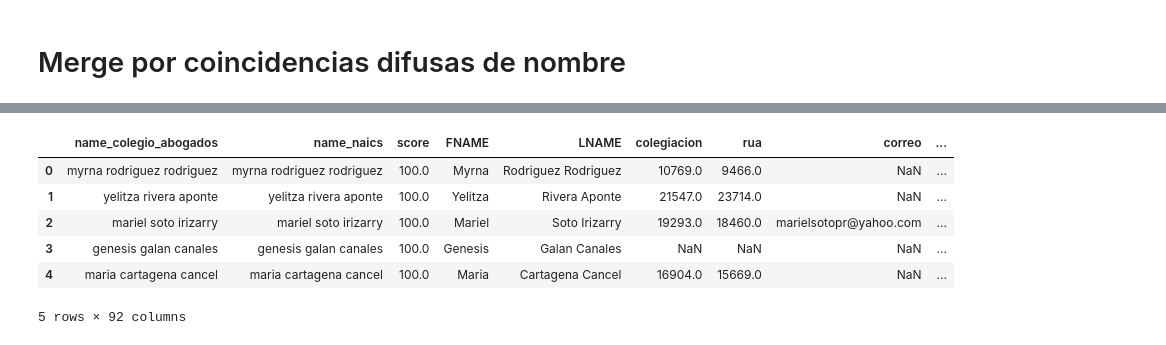
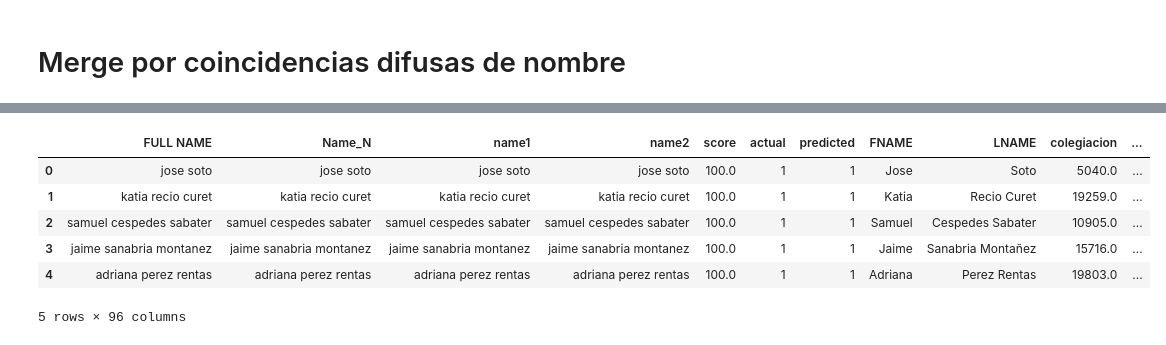
Before and after one commit to jhonvlex/join_dataframes, a Jupyter notebook: src_any_abogados_dev_df_er_main.ipynb, the cells around one changed output, grey strips where cells are left out. Saved outputs shown, nothing was run; the diff lists cells and outputs as text; code cells hidden in the pictures.

```diff
--- a/src_any_abogados_dev_df_er_main.ipynb
+++ b/src_any_abogados_dev_df_er_main.ipynb
@@ -207,5 +242,5 @@ matches = src.find_fuzzy_matches(df_ca, df_naics,"FULL NAME", "Name_N", 76)
 # %%
-evaluacion = src4.test(matches)
+evaluacion = src4.test2(matches, 0.9)
 # %%
 from sklearn.metrics import confusion_matrix, f1_score
 
@@ -249,23 +292,27 @@ final.head()
 # %%
 # Merge de coincidencias difusas entre colegio e abogados y naics
 
-step1 = final.merge(df_ca_o, left_on="name1", right_on="FULL NAME", how="inner")
+step1 = predicted1.merge(df_ca_o, left_on="name1", right_on="FULL NAME", how="inner")
 final_step = step1.merge(df_naics_o, left_on="name2", right_on="Name_N", how="inner")
-columnas_principales = ["FULL NAME", "Name_N", "score","FNAME","LNAME"]
+columnas_principales = ["FULL NAME", "Name_N"]
 otras_columnas = [col for col in final_step.columns if col not in columnas_principales]
 final_step = final_step[columnas_principales + otras_columnas]
-final_step.drop(columns=["name1","name2","actual","predicted"], inplace=True)
+final_step_copy = final_step.copy()
+final_step.drop(columns=["name1","name2","score","actual","predicted"], inplace=True)
 final_step = final_step.rename(columns={
     "FULL NAME": "name_colegio_abogados",
     "Name_N": "name_naics"
 })
 final_step.to_csv("datasets/merge_colegio-abogados_naics.csv")
-final_step.head()
-# %% [output]
-|  | name_colegio_abogados | name_naics | score | FNAME | LNAME | colegiacion | rua | correo | ... |
-| 0 | myrna rodriguez rodriguez | myrna rodriguez rodriguez | 100.0 | Myrna | Rodriguez Rodriguez | 10769.0 | 9466.0 | NaN | ... |
-| 1 | yelitza rivera aponte | yelitza rivera aponte | 100.0 | Yelitza | Rivera Aponte | 21547.0 | 23714.0 | NaN | ... |
-| 2 | mariel soto irizarry | mariel soto irizarry | 100.0 | Mariel | Soto Irizarry | 19293.0 | 18460.0 | marielsotopr@yahoo.com | ... |
-| 3 | genesis galan canales | genesis galan canales | 100.0 | Genesis | Galan Canales | NaN | NaN | NaN | ... |
-| 4 | maria cartagena cancel | maria cartagena cancel | 100.0 | Maria | Cartagena Cancel | 16904.0 | 15669.0 | NaN | ... |
-5 rows × 92 columns
+# %%
+final_ff = final_step_copy[(final_step_copy["actual"] == 1) & (final_step_copy["predicted"] == 1)]
+
+final_ff.head()
+# %% [output]
+|  | FULL NAME | Name_N | name1 | name2 | score | actual | predicted | FNAME | LNAME | colegiacion | ... |
+| 0 | jose soto | jose soto | jose soto | jose soto | 100.0 | 1 | 1 | Jose | Soto | 5040.0 | ... |
+| 1 | katia recio curet | katia recio curet | katia recio curet | katia recio curet | 100.0 | 1 | 1 | Katia | Recio Curet | 19259.0 | ... |
+| 2 | samuel cespedes sabater | samuel cespedes sabater | samuel cespedes sabater | samuel cespedes sabater | 100.0 | 1 | 1 | Samuel | Cespedes Sabater | 10905.0 | ... |
+| 3 | jaime sanabria montanez | jaime sanabria montanez | jaime sanabria montanez | jaime sanabria montanez | 100.0 | 1 | 1 | Jaime | Sanabria Montañez | 15716.0 | ... |
+| 4 | adriana perez rentas | adriana perez rentas | adriana perez rentas | adriana perez rentas | 100.0 | 1 | 1 | Adriana | Perez Rentas | 19803.0 | ... |
+5 rows × 96 columns
```
Also changed, not shown: parts of 14 cells of this notebook, 5 other files.
